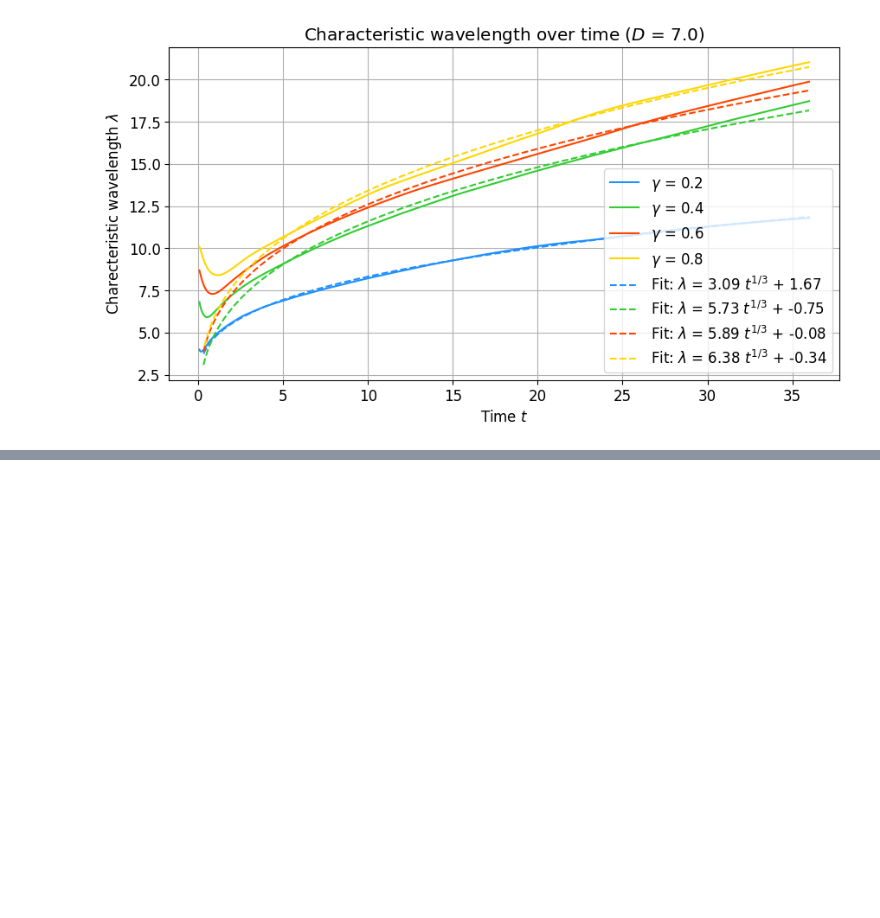
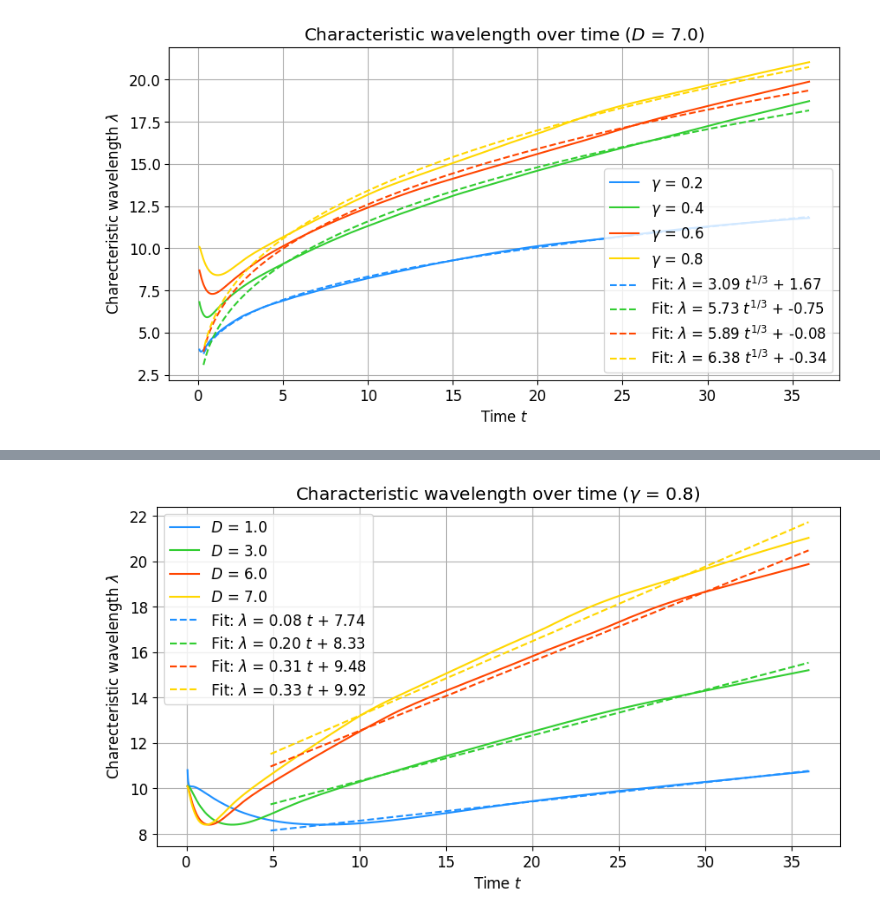
Before and after one commit to leandrorizk/spinodal_decomp, a Jupyter notebook: spinodal_decomposition.ipynb, the cells around one changed output, grey strips where cells are left out. Cells and saved outputs as stored; diff of their text form; code cells hidden in the pictures; blank space fills up the shorter version.

```diff
--- a/spinodal_decomposition.ipynb
+++ b/spinodal_decomposition.ipynb
@@ -565,0 +551,35 @@ plt.plot(time1,char_lambda1, label='$\gamma$ = 0.8')
+# %%
+popt1, pcov1 = curve_fit(linear, time1[800:], char_lambda1[800:])
+popt2, pcov2 = curve_fit(linear, time2[800:], char_lambda2[800:])
+popt3, pcov3 = curve_fit(linear, time3[800:], char_lambda3[800:])
+popt4, pcov4 = curve_fit(linear, time4[800:], char_lambda4[800:])
+# %%
+plt.figure(figsize=(10, 5))
+plt.rc('font', size=12)
+
+plt.plot(time1, char_lambda1, color=clrs[0], lw=1.5, label=r'$D$ = %.1f' % D1)
+plt.plot(time2, char_lambda2, color=clrs[1], lw=1.5, label=r'$D$ = %.1f' % D2)
+plt.plot(time3, char_lambda3, color=clrs[2], lw=1.5, label=r'$D$ = %.1f' % D3)
+plt.plot(time4, char_lambda4, color=clrs[3], lw=1.5, label=r'$D$ = %.1f' % D)
+
+plt.plot(time1[800:], linear(time1[800:], *popt1),
+         color=clrs[0], ls='--', lw=1.5, label=r'Fit: $\lambda$ = %.2f $t$ + %.2f' % tuple(popt1))
+plt.plot(time2[800:], linear(time2[800:], *popt2),
+         color=clrs[1], ls='--', lw=1.5, label=r'Fit: $\lambda$ = %.2f $t$ + %.2f' % tuple(popt2))
+plt.plot(time3[800:], linear(time3[800:], *popt3),
+         color=clrs[2], ls='--', lw=1.5, label=r'Fit: $\lambda$ = %.2f $t$ + %.2f' % tuple(popt3))
+plt.plot(time4[800:], linear(time4[800:], *popt4),
+         color=clrs[3], ls='--', lw=1.5, label=r'Fit: $\lambda$ = %.2f $t$ + %.2f' % tuple(popt4))
+
+plt.title(r'Characteristic wavelength over time ($\gamma$ = %.1f)' % gamma)
+plt.xlabel(r'Time $t$')
+plt.ylabel(r'Charecteristic wavelength $\lambda$')
+
+# plt.ylim(8,12)
+
+plt.grid()
+plt.legend()
+
+plt.show()
+# %% [output]
+[figure, added]
```
Also changed, not shown: parts of 9 cells of this notebook.
